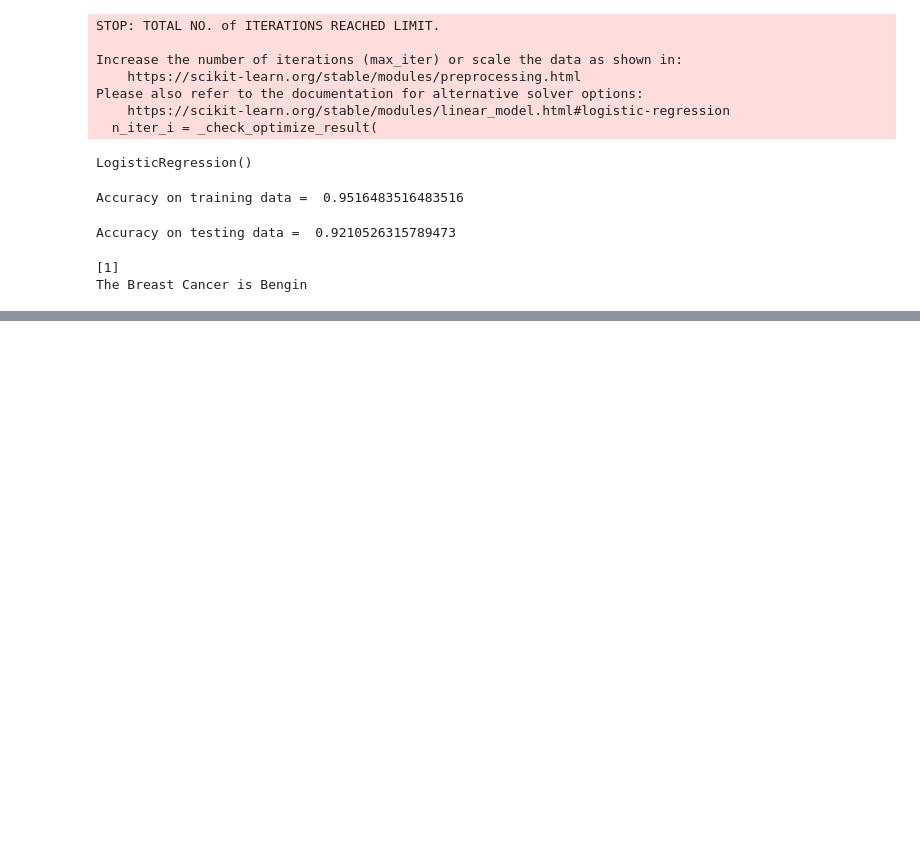
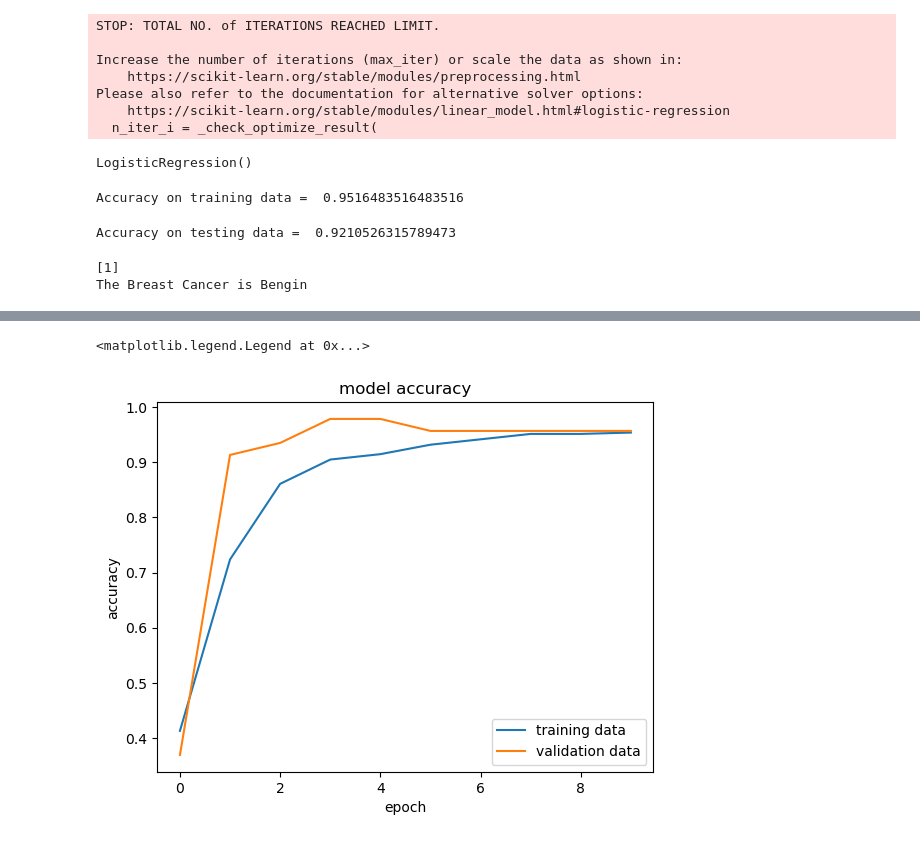
Before and after one commit to MouhamedMB15/BreastCancerML, a Jupyter notebook: BreastCancerClassificationML.ipynb, the cells around one changed output, grey strips where cells are left out. Cells and saved outputs as stored; diff of their text form; code cells hidden in the pictures; blank space fills up the shorter version.

```diff
--- a/BreastCancerClassificationML.ipynb
+++ b/BreastCancerClassificationML.ipynb
@@ -183,0 +187,6 @@ print(X.shape, X_train.shape, X_test.shape)
+# %%
+scaler = StandardScaler()
+
+X_train_std = scaler.fit_transform(X_train)
+
+X_test_std = scaler.transform(X_test)
@@ -257,6 +282,6 @@ model.compile(optimizer='adam',
 # %%
 #training the nueral network
 
-history = model.fit(X_train, Y_train, validation_split=0.1, epochs=10)
+history = model.fit(X_train_std, Y_train, validation_split=0.1, epochs=10)
 # %% [output]
 Epoch 1/10
@@ -281,0 +307,14 @@ Epoch 10/10
+# %%
+#Visualizing the accuracy data
+
+plt.plot(history.history['accuracy'])
+plt.plot(history.history['val_accuracy'])
+
+plt.title('model accuracy')
+plt.ylabel('accuracy')
+plt.xlabel('epoch')
+
+plt.legend(['training data', 'validation data'], loc = 'lower right')
+# %% [output]
+<matplotlib.legend.Legend at 0x...>
+[figure, added]
```
Also changed, not shown: parts of 15 cells of this notebook.
